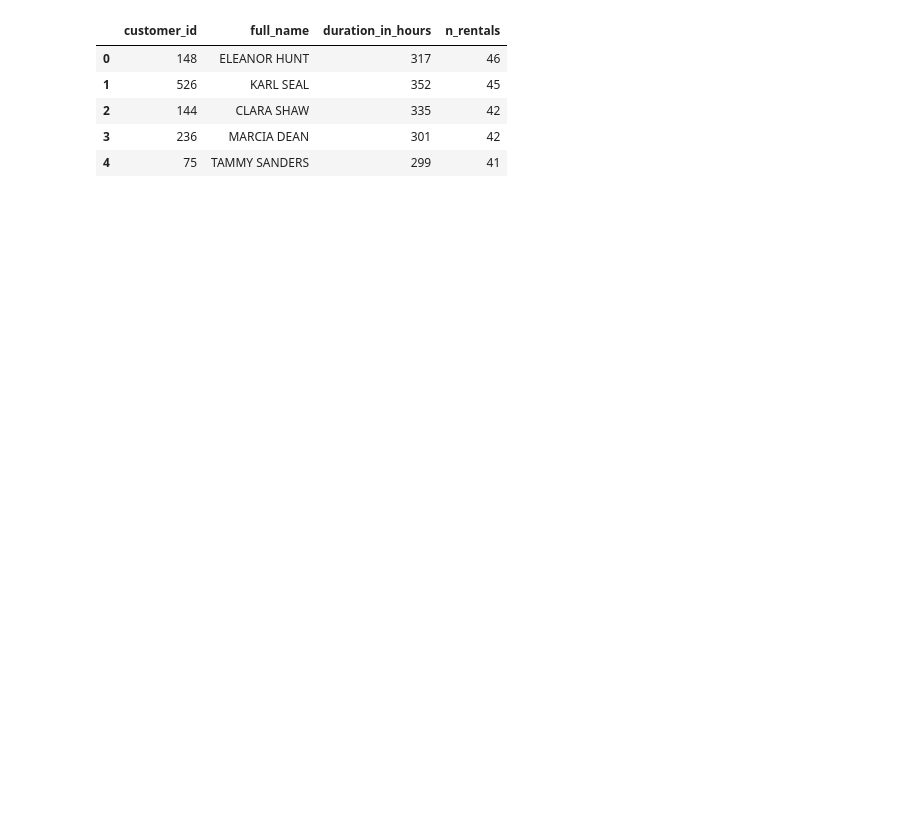
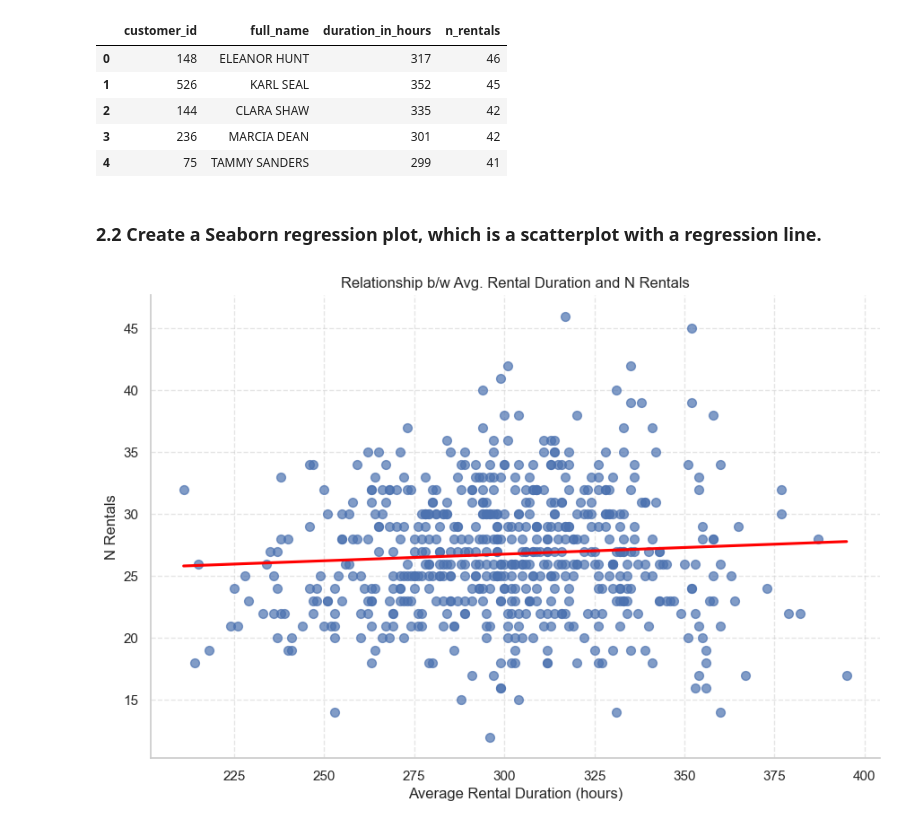
Before and after one commit to MRaza98/BIPM, a Jupyter notebook: Data Science/HW1.ipynb, the cells around one changed output. Cells and saved outputs as stored; diff of their text form; code cells hidden in the pictures; blank space fills up the shorter version.

Commit message:
scatterplot

```diff
--- a/Data Science/HW1.ipynb
+++ b/Data Science/HW1.ipynb
@@ -35,3 +37,20 @@ df.head(5)
 | 2 | 144 | CLARA SHAW | 335 | 42 |
 | 3 | 236 | MARCIA DEAN | 301 | 42 |
 | 4 | 75 | TAMMY SANDERS | 299 | 41 |
+# %% [markdown]
+### 2.2  Create a Seaborn regression plot, which is a scatterplot with a regression line.
+# %%
+sns.set(style = "whitegrid")
+
+sns.lmplot(x = "duration_in_hours", y = "n_rentals", data = df, height=6, aspect=1.5, ci=None, scatter_kws={"s": 50, "alpha": 0.7}, line_kws={"color": "red"})
+
+plt.xlabel("Average Rental Duration (hours)")
+plt.ylabel("N Rentals")
+plt.title("Relationship b/w Avg. Rental Duration and N Rentals")
+
+plt.grid(axis='both', linestyle='--', alpha=0.5)
+sns.despine()
+
+plt.show()
+# %% [output]
+[figure, added]
```
Also changed, not shown: parts of 2 cells of this notebook.
